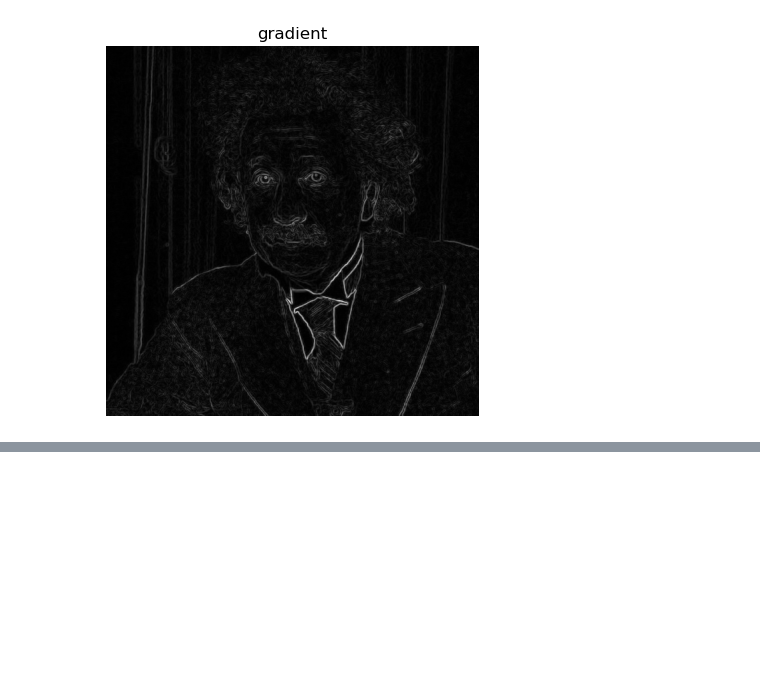
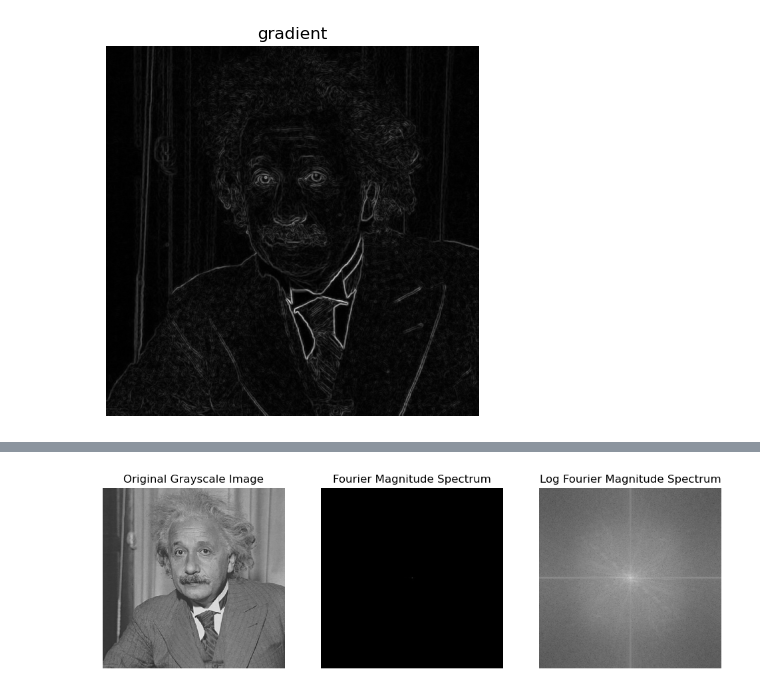
Before and after one commit to rQBx91/Road2Vision, a Jupyter notebook: Introduction to Computer Vision by Hany Farid Professor at UC Berkeley/Introduction to Computer Vision by Hany Farid.ipynb, the cells around one changed output, grey strips where cells are left out. Saved outputs shown, nothing was run; the diff lists cells and outputs as text; code cells hidden in the pictures; blank space fills up the shorter version.

```diff
--- a/Introduction to Computer Vision by Hany Farid Professor at UC Berkeley/Introduction to Computer Vision by Hany Farid.ipynb
+++ b/Introduction to Computer Vision by Hany Farid Professor at UC Berkeley/Introduction to Computer Vision by Hany Farid.ipynb
@@ -358,0 +368,37 @@ plt.show()
+# %%
+# answer
+
+einstein = Image.open('Images/Einstein.jpg').convert('L')  # load the einstein image as grayscale
+img_array = np.array(einstein)
+
+# 2D Fourier Transform
+f_transform = np.fft.fft2(img_array)
+
+# Shift the zero-frequency component to the center
+f_shifted = np.fft.fftshift(f_transform)
+
+# Compute the magnitude
+magnitude_spectrum = np.abs(f_shifted)
+log_magnitude_spectrum = np.log(np.abs(f_shifted))
+
+# Display the original image and its magnitude spectrum
+plt.figure(figsize=(12, 6))
+
+plt.subplot(1, 3, 1)
+plt.imshow(img_array, cmap='gray')
+plt.title("Original Grayscale Image")
+plt.axis('off')
+
+plt.subplot(1, 3, 2)
+plt.imshow(magnitude_spectrum, cmap='gray')
+plt.title("Fourier Magnitude Spectrum")
+plt.axis('off')
+
+plt.subplot(1, 3, 3)
+plt.imshow(log_magnitude_spectrum, cmap='gray')
+plt.title("Log Fourier Magnitude Spectrum")
+plt.axis('off')
+
+plt.show()
+# %% [output]
+[figure, added]
```
Also changed, not shown: parts of 8 cells of this notebook, 2 other files.
